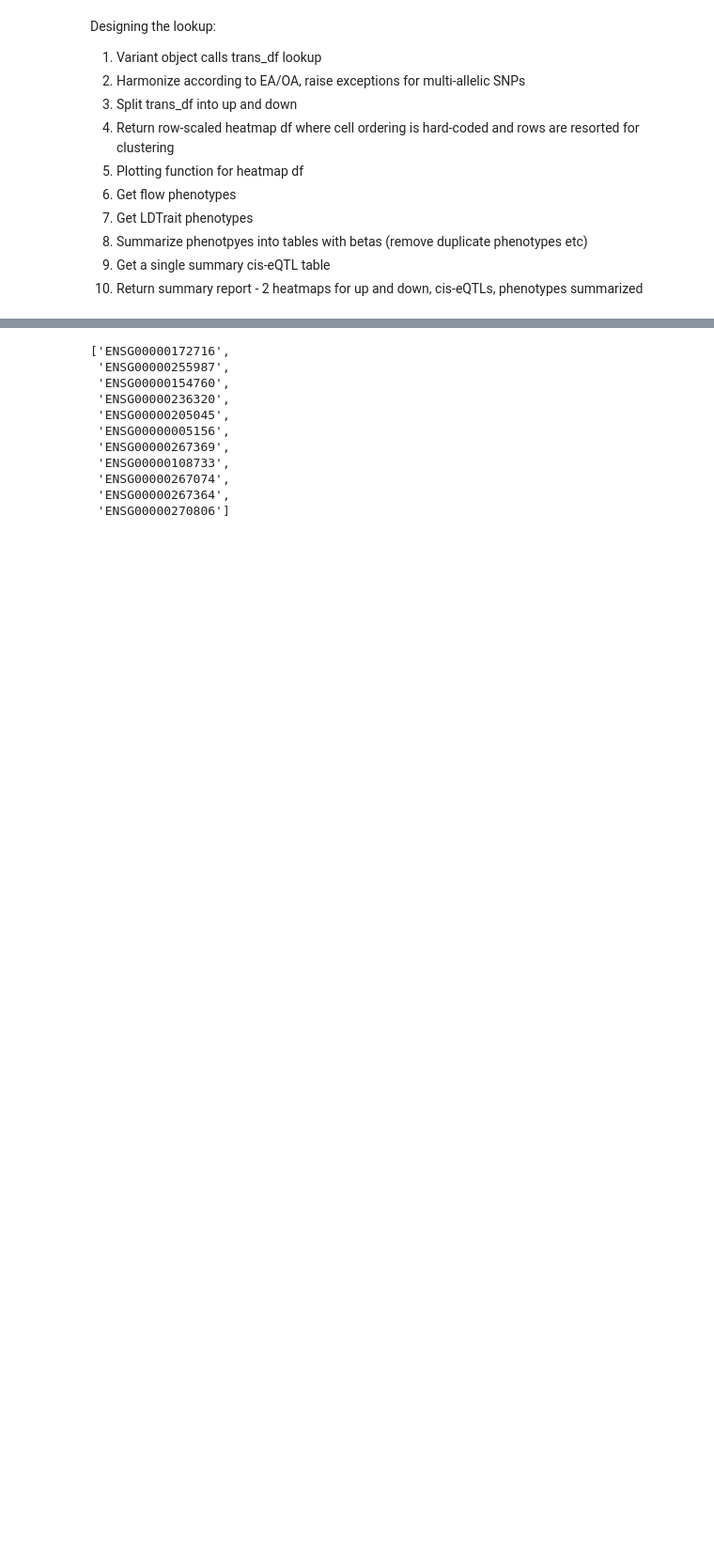
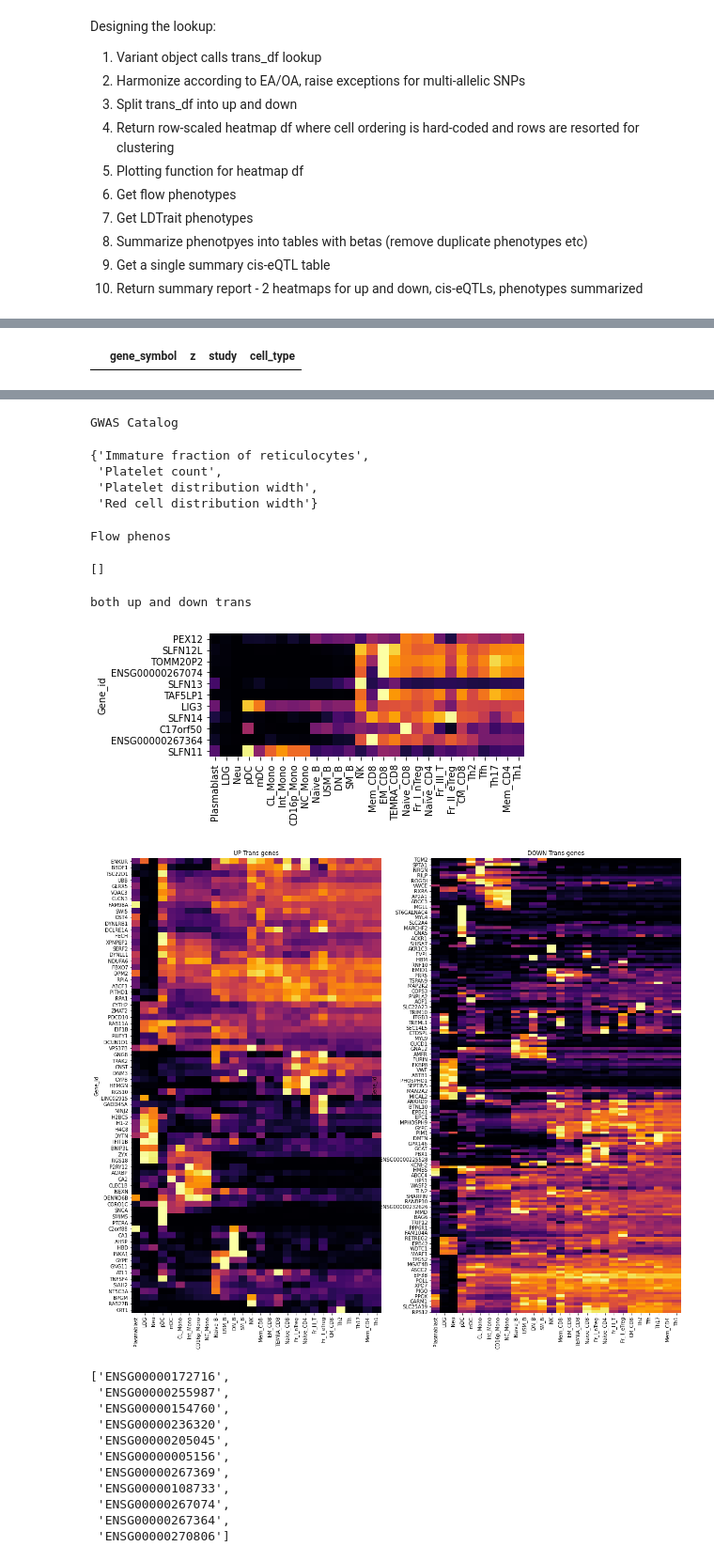
Before and after one commit to zainomarali/ImmuneGWAS, a Jupyter notebook: trans.ipynb, the cells around one changed output, grey strips where cells are left out. Shown: that part at 94% size. Saved outputs shown, nothing was run; the diff lists cells and outputs as text; code cells hidden in the pictures; blank space fills up the shorter version.

Commit message:
summary trans done

```diff
--- a/trans.ipynb
+++ b/trans.ipynb
@@ -51,7 +51,7 @@ def summary_trans(x: Variant):
 
     # retrieve trans-eQTLs
     eqtlgen_trans_LDblock_query(x)
-    trans = x.results.eqtlgen_trans()
+    trans = x.results.get_eqtlgen_trans()
     trans.Zscore = trans.Zscore.astype(float)
 
 
@@ -88,8 +88,8 @@ def summary_trans(x: Variant):
     d = ge.loc[d]
 
     # rename ensembl IDs to gene names
-    u.index = u.index.map(mapper)
-    d.index = d.index.map(mapper)
+    u.index = u.index.map(get_gene_symbol)
+    d.index = d.index.map(get_gene_symbol)
 
     # hard-code order of cell types according to gene expression similarity on whole GE matrix
 
@@ -136,7 +136,7 @@ def summary_trans(x: Variant):
 
     # first try to filter by the same SNP as in Variant object, otherwise filter down to one rsid
 
-    tokyo = x.results.tokyo_eqtl()[x.results.tokyo_eqtl()['Variant_ID']==x.rsid]
+    tokyo = x.results.get_tokyo_eqtl()[x.results.get_tokyo_eqtl()['Variant_ID']==x.rsid]
 
     if len(tokyo)>0:
         tokyo = tokyo[['Gene_name','Variant_ID', 'Backward_slope', 'Backward_P', 'cell_type']]
@@ -148,17 +148,17 @@ def summary_trans(x: Variant):
 
 
 
-    cat = x.results.eqtl_cat()
+    cat = x.results.get_eqtl_cat()
     if len(cat)>0:
         cat = cat[cat.position==str(x.pos)]
         cat = cat[['gene_symbol', 'z', 'study', 'cell_type']]
 
 
-    gwas_traits = set(x.results.ldtrait()['GWAS Trait'].tolist())
+    gwas_traits = set(x.results.get_ldtrait()['GWAS Trait'].tolist())
 
 
 
-    cisgen = x.results.eqtlgen_cis()
+    cisgen = x.results.get_eqtlgen_cis()
     cisgen = cisgen[cisgen.SNP==x.rsid]
     if len(cisgen)>0:
         cisgen = cisgen[['SNP', 'Zscore', 'Pvalue', 'GeneSymbol']].sort_values(by='GeneSymbol')
@@ -170,18 +170,18 @@ def summary_trans(x: Variant):
 
     # get the cis-eqtl genes to plot a heatmap of the cis-eQTL genes
 
-    if len(x.results.eqtlgen_cis())>0:
-        a = x.results.eqtlgen_cis_df['Gene'].tolist()
+    if len(x.results.get_eqtlgen_cis())>0:
+        a = x.results.get_eqtlgen_cis()['Gene'].tolist()
     else:
         a = []
 
-    if len(x.results.tokyo_eqtl())>0:
-        b = x.results.tokyo_eqtl_df['Gene_id'].apply(lambda x:x.split(".")[0]).tolist()
+    if len(x.results.get_tokyo_eqtl())>0:
+        b = x.results.get_tokyo_eqtl()['Gene_id'].apply(lambda x:x.split(".")[0]).tolist()
     else:
         b = []
 
-    if len(x.results.eqtl_cat())>0:
-        c = x.results.eqtl_cat_df['molecular_trait_id'].tolist()
+    if len(x.results.get_eqtl_cat())>0:
+        c = x.results.get_eqtl_cat()['molecular_trait_id'].tolist()
     else:
         c = []
 
@@ -244,0 +255,3 @@ x = Variant(rsid, chrom, pos, EA, OA)
+# %%
+summary_trans(x)
+# %% [output]
@@ -244,0 +271 @@ x = Variant(rsid, chrom, pos, EA, OA)
+|  | gene_symbol | z | study | cell_type |
@@ -245,3 +281,13 @@ x = Variant(rsid, chrom, pos, EA, OA)
+GWAS Catalog
+{'Immature fraction of reticulocytes',
+ 'Platelet count',
+ 'Platelet distribution width',
+ 'Red cell distribution width'}
+Flow phenos
+[]
+both up and down trans
+[figure, added]
+[figure, added]
 # %%
 paths = get_paths(root=config.cbio_root)
 ge = pd.read_csv(paths['ge_tokyo'], sep='\t')
```
Also changed, not shown: parts of 2 cells of this notebook.
